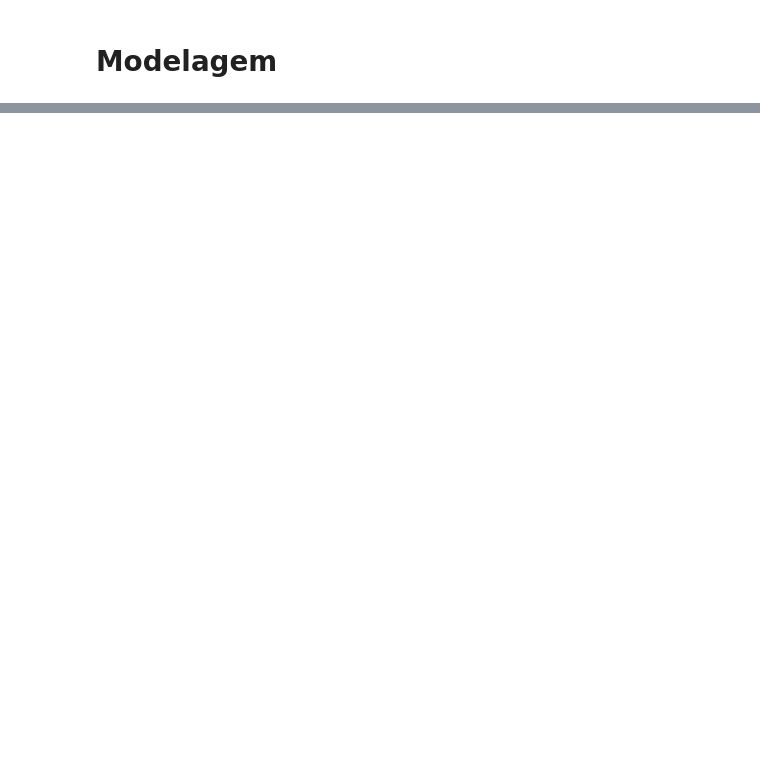
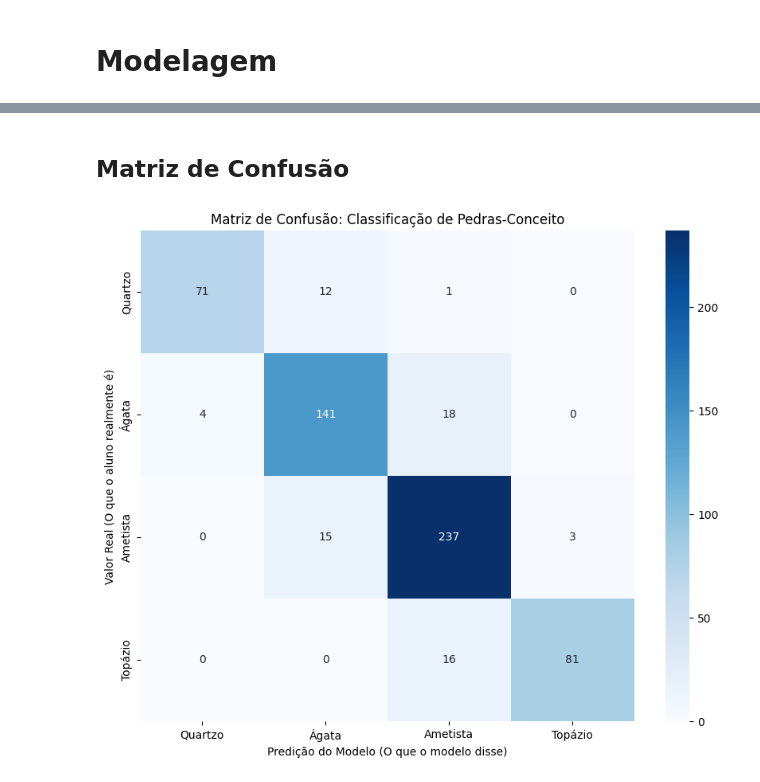
Before and after one commit to marcelotmalta/Dataton, a Jupyter notebook: notebooks/3 - modelo.ipynb, the cells around one changed output, grey strips where cells are left out. Saved outputs shown, nothing was run; the diff lists cells and outputs as text; code cells hidden in the pictures; blank space fills up the shorter version.

```diff
--- a/notebooks/3 - modelo.ipynb
+++ b/notebooks/3 - modelo.ipynb
@@ -55,0 +3,11 @@ print(importancias.sort_values(by='Importancia', ascending=False))
+# %%
+import pandas as pd
+import numpy as np
+from sklearn.model_selection import train_test_split
+from sklearn.ensemble import RandomForestClassifier
+from sklearn.metrics import classification_report, accuracy_score
+from sklearn.impute import SimpleImputer
+
+# 0. Carregamento dos dados
+# Certifique-se de que o arquivo está na mesma pasta do seu notebook
+df_Base = pd.read_csv('../data/df_Base_final.csv')
@@ -55,0 +150,25 @@ print(importancias.sort_values(by='Importancia', ascending=False))
+# %% [markdown]
+## Matriz de Confusão
+# %%
+import matplotlib.pyplot as plt
+import seaborn as sns
+from sklearn.metrics import confusion_matrix
+
+# 1. Definir a ordem das categorias para que o gráfico faça sentido (do risco à excelência)
+ordem_pedras = ['Quartzo', 'Ágata', 'Ametista', 'Topázio']
+
+# 2. Gerar a matriz de confusão
+cm = confusion_matrix(y_test, y_pred, labels=ordem_pedras)
+
+# 3. Plotar a matriz usando o Seaborn
+plt.figure(figsize=(10, 8))
+sns.heatmap(cm, annot=True, fmt='d', cmap='Blues',
+            xticklabels=ordem_pedras,
+            yticklabels=ordem_pedras)
+
+plt.title('Matriz de Confusão: Classificação de Pedras-Conceito')
+plt.xlabel('Predição do Modelo (O que o modelo disse)')
+plt.ylabel('Valor Real (O que o aluno realmente é)')
+plt.show()
+# %% [output]
+[figure, added]
```
Also changed, not shown: parts of 14 cells of this notebook, 5 other files.
